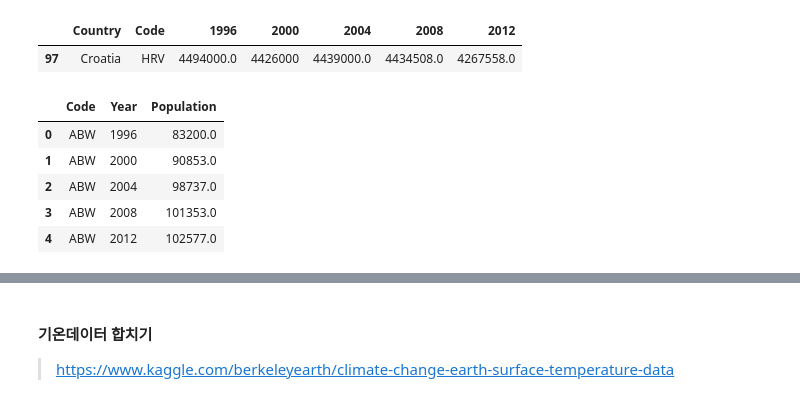
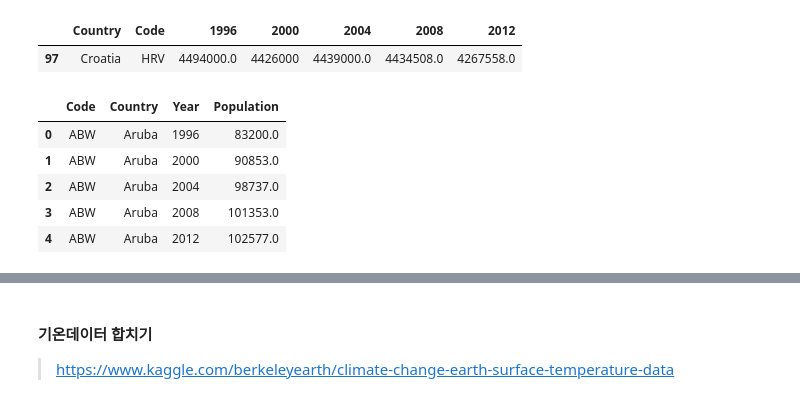
Before and after one commit to hogoood/my_own_project, a Jupyter notebook: Olympic Medals.ipynb, the cells around one changed output, grey strips where cells are left out. Drawn from its saved outputs; the diff is of its cells as text; code cells hidden in the pictures.

```diff
--- a/Olympic Medals.ipynb
+++ b/Olympic Medals.ipynb
@@ -388,17 +342,17 @@ pop.loc[pop.Country == "Croatia"]
 |  | Country | Code | 1996 | 2000 | 2004 | 2008 | 2012 |
 | 97 | Croatia | HRV | 4494000.0 | 4426000 | 4439000.0 | 4434508.0 | 4267558.0 |
 # %%
-pop_melt = pop.melt(id_vars = ["Code"], value_vars = ["1996", "2000", "2004", "2008", "2012"],
+pop_melt = pop.melt(id_vars = ["Code","Country"], value_vars = ["1996", "2000", "2004", "2008", "2012"],
           var_name = 'Year', value_name = 'Population').sort_values(by = ["Code", "Year"]).reset_index(drop = True)
 pop_melt.Year = pop_melt.Year.astype(int)
 pop_melt.head()
 # %% [output]
-|  | Code | Year | Population |
-| 0 | ABW | 1996 | 83200.0 |
-| 1 | ABW | 2000 | 90853.0 |
-| 2 | ABW | 2004 | 98737.0 |
-| 3 | ABW | 2008 | 101353.0 |
-| 4 | ABW | 2012 | 102577.0 |
+|  | Code | Country | Year | Population |
+| 0 | ABW | Aruba | 1996 | 83200.0 |
+| 1 | ABW | Aruba | 2000 | 90853.0 |
+| 2 | ABW | Aruba | 2004 | 98737.0 |
+| 3 | ABW | Aruba | 2008 | 101353.0 |
+| 4 | ABW | Aruba | 2012 | 102577.0 |
 # %%
 pop_melt.Code = pop_melt.Code.str.replace("DEU", "GER")
 pop_melt.Code = pop_melt.Code.str.replace("BGR", "BUL")
```
Also changed, not shown: parts of 27 cells of this notebook.
